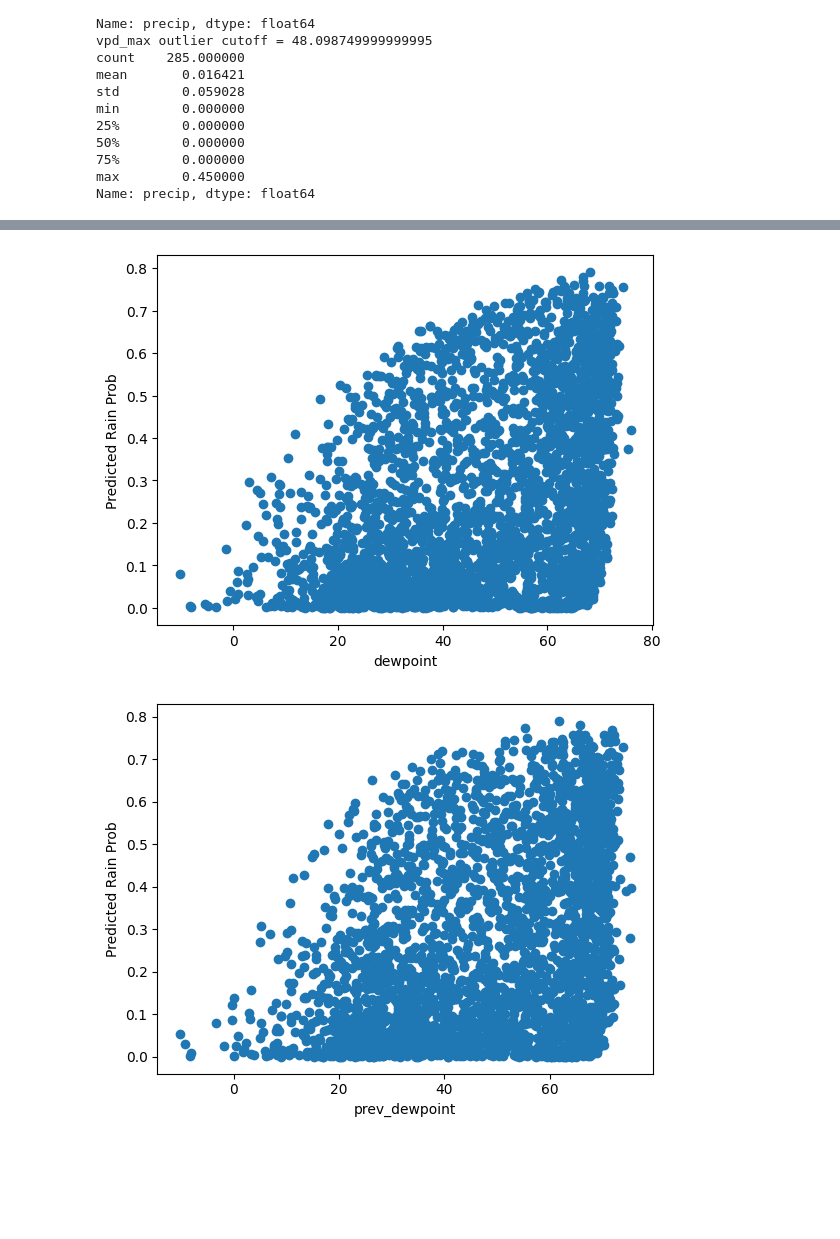
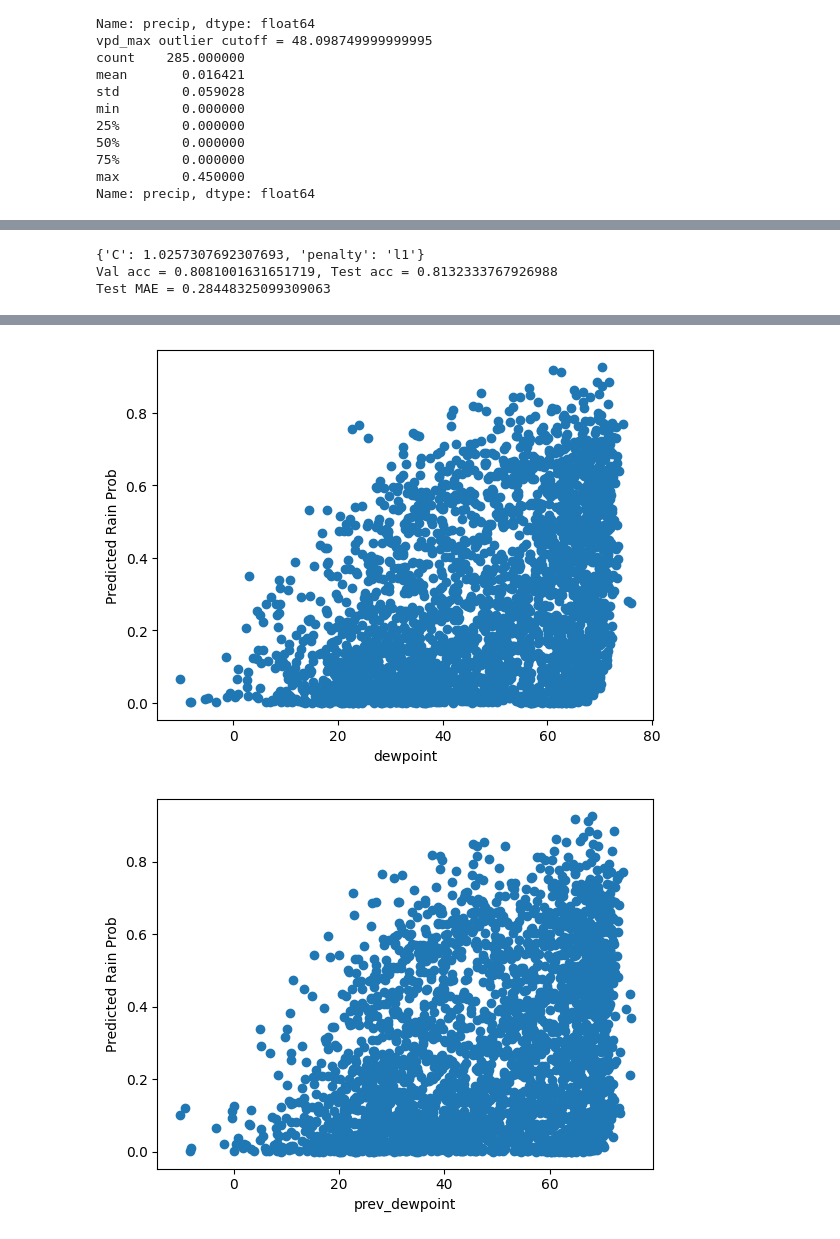
Before and after one commit to barbosaMatheus/ok_rain_regression, a Jupyter notebook: rain.ipynb, the cells around one changed output, grey strips where cells are left out. Drawn from its saved outputs; the diff is of its cells as text; code cells hidden in the pictures; blank space fills up the shorter version.

```diff
--- a/rain.ipynb
+++ b/rain.ipynb
@@ -664,7 +668,7 @@ exclude = ["precip_total","log_precip","sqrt_precip","precip^2","inv_precip","pr
 cols = [c for c in df.columns.values if c not in exclude]
 print(df[cols].corr().sort_values(target, key=abs)[target])
 
-def fit_and_eval_log_reg(x_cols, score, max_iter=1000):
+def fit_and_eval_log_reg(df, x_cols, score, max_iter=1000):
     # select the features we want, split the data
     # for train and eval
     params = {"C": np.linspace(1e-4,10.0,40), "penalty": ["l1","l2"]}
@@ -682,11 +686,13 @@ def fit_and_eval_log_reg(x_cols, score, max_iter=1000):
     y_pred_prob = grid.best_estimator_.predict_proba(x_test)
     test_acc = accuracy_score(y_test, y_pred)
     test_logloss = log_loss(y_test, y_pred_prob)
+    mae = mean_absolute_error(y_test, y_pred_prob[:,1])
     print(grid.best_params_)
-    if score == "neg_log_reg":
-        print(f"Val log reg = {-1*val_score}, Test log reg = {test_logloss}")
+    if score == "neg_log_loss":
+        print(f"Val log loss = {-1*val_score}, Test log loss = {test_logloss}")
     else:
         print(f"Val acc = {val_score}, Test acc = {test_acc}")
+    print(f"Test MAE = {mae}")
     plot_roc(y_test, y_pred)
     x_test = scaler.inverse_transform(x_test)
     for i, c in enumerate(x_cols):
@@ -695,8 +701,8 @@ def fit_and_eval_log_reg(x_cols, score, max_iter=1000):
         plt.ylabel("Predicted Rain Prob")
         plt.show()
 
-x_cols = ["vpd_min","vapor_dew_ratio","vpd_max","vpd_range","dewpoint","prev_dewpoint"]
-fit_and_eval_log_reg(x_cols, "accuracy", max_iter=int(1e9))
+x_cols = ["vpd_min","vapor_dew_ratio","vpd_max","vpd_range","dewpoint","prev_dewpoint","prev_vapor_dew_ratio"]
+fit_and_eval_log_reg(df, x_cols, "accuracy", max_iter=int(1e9))
 # %% [output]
 month                  -0.003307
 jul_day                -0.003978
@@ -717,0 +724,3 @@ Val acc = 0.7950623861951974, Test acc = 0.7995436766623207
+{'C': 1.0257307692307693, 'penalty': 'l1'}
+Val acc = 0.8081001631651719, Test acc = 0.8132333767926988
+Test MAE = 0.28448325099309063
@@ -723,2 +732,2 @@ Val acc = 0.7950623861951974, Test acc = 0.7995436766623207
-[figure, old version]
+[figure, new version]
-[figure, old version]
+[figure, new version]
```
Also changed, not shown: parts of 14 cells of this notebook, 1 other file.
